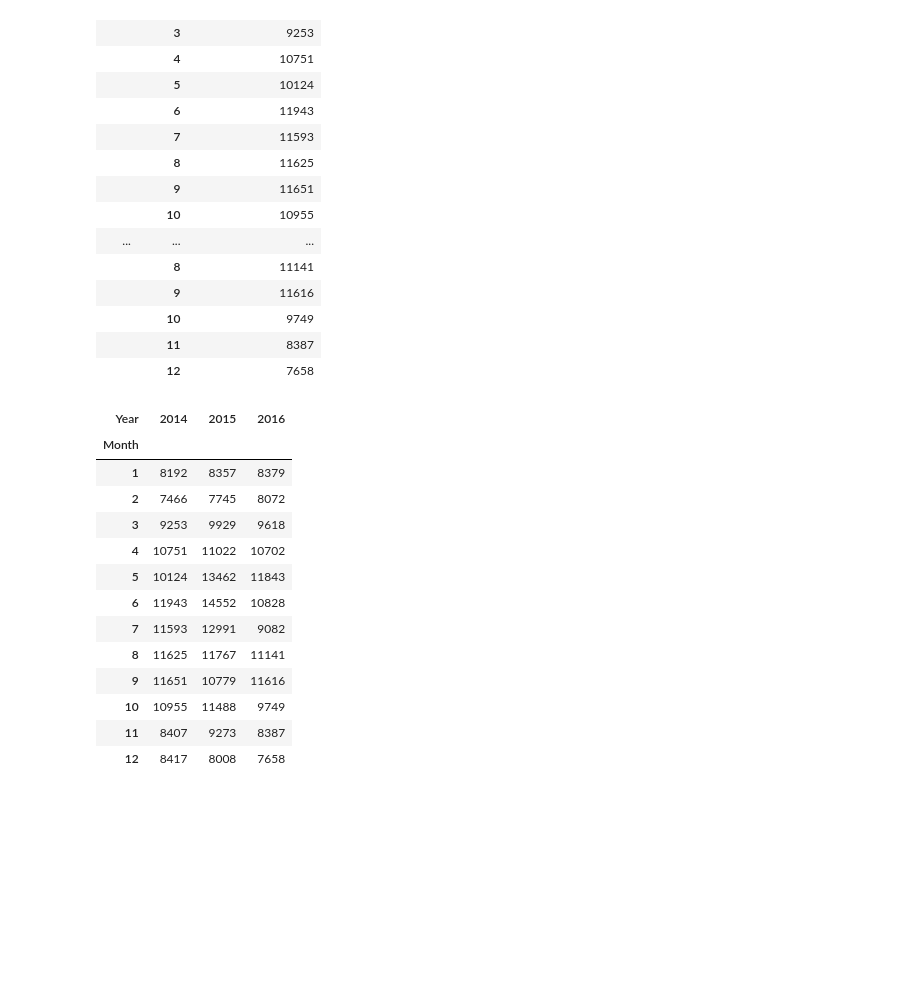
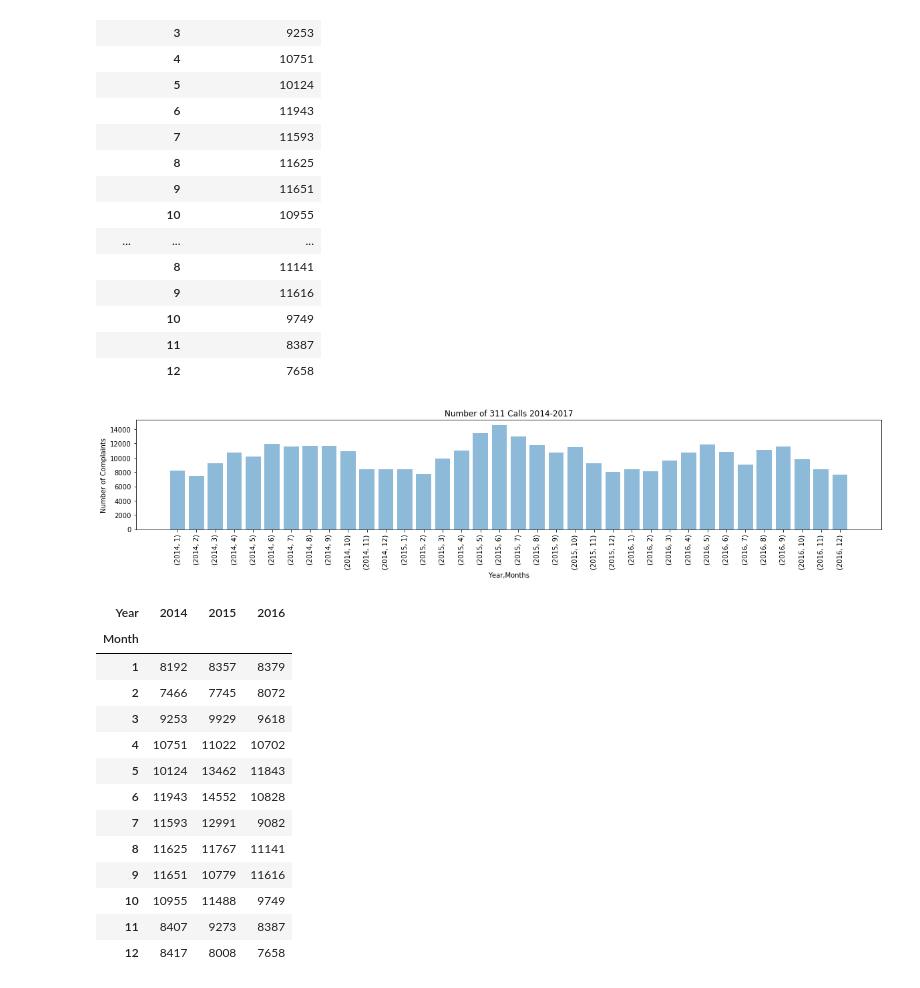
Before and after one commit to mraigosa/Austin_311_analysis, a Jupyter notebook: Datetime_analysis.ipynb, the cells around one changed output. Cells and saved outputs as stored; diff of their text form; code cells hidden in the pictures; blank space fills up the shorter version.

```diff
--- a/Datetime_analysis.ipynb
+++ b/Datetime_analysis.ipynb
@@ -185,6 +165,21 @@ austin311_year
 |  | 10 | 9749 |
 |  | 11 | 8387 |
 |  | 12 | 7658 |
+# %%
+plt.figure(figsize=(20,3))
+x_axis = np.arange(len(austin311_year.index))
+tick_locations = [value + 0.4 for value in x_axis]
+plt.xticks(tick_locations, austin311_year.index, rotation="vertical")
+
+plt.bar(x_axis, austin311_year["Number of Complaints"], alpha=0.5, align="edge")
+
+plt.xlabel("Year,Months")
+plt.ylabel("Number of Complaints")
+plt.title("Number of 311 Calls 2014-2017")
+
+plt.show()
+# %% [output]
+[figure, added]
 # %%
 #Pivot the df so 'Month' is the index
 austin311_month = austin311_year.pivot_table('Number of Complaints', ['Month'],'Year' )
```
Also changed, not shown: parts of 7 cells of this notebook, 15 other files.
